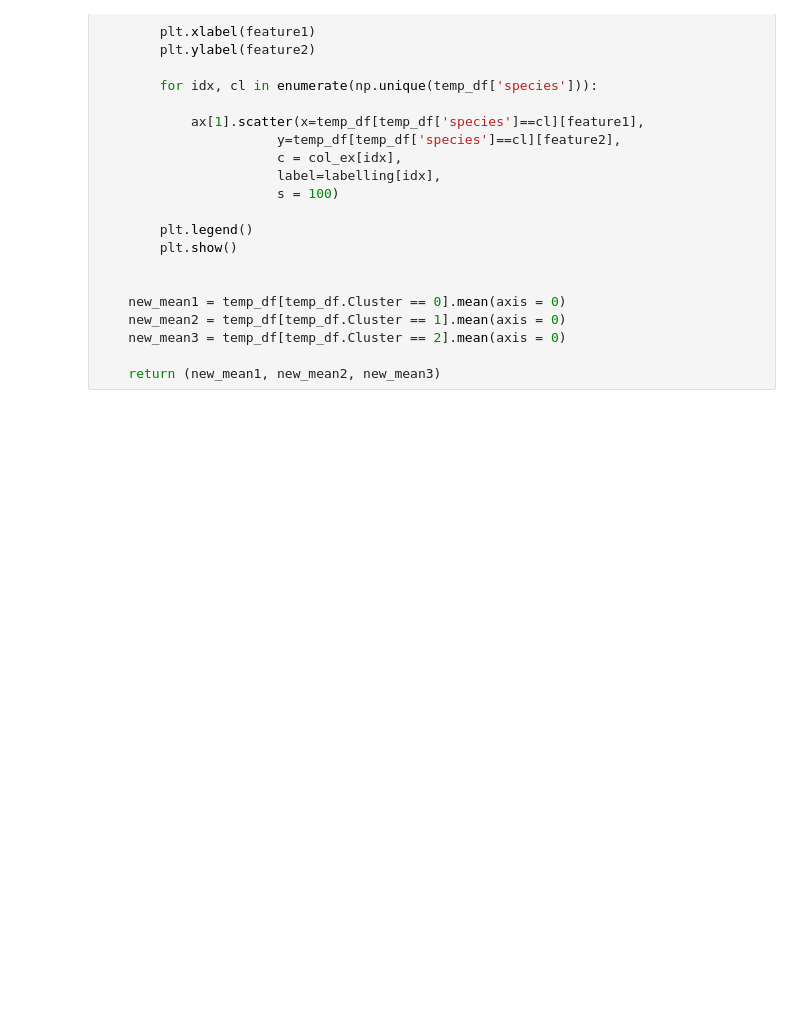
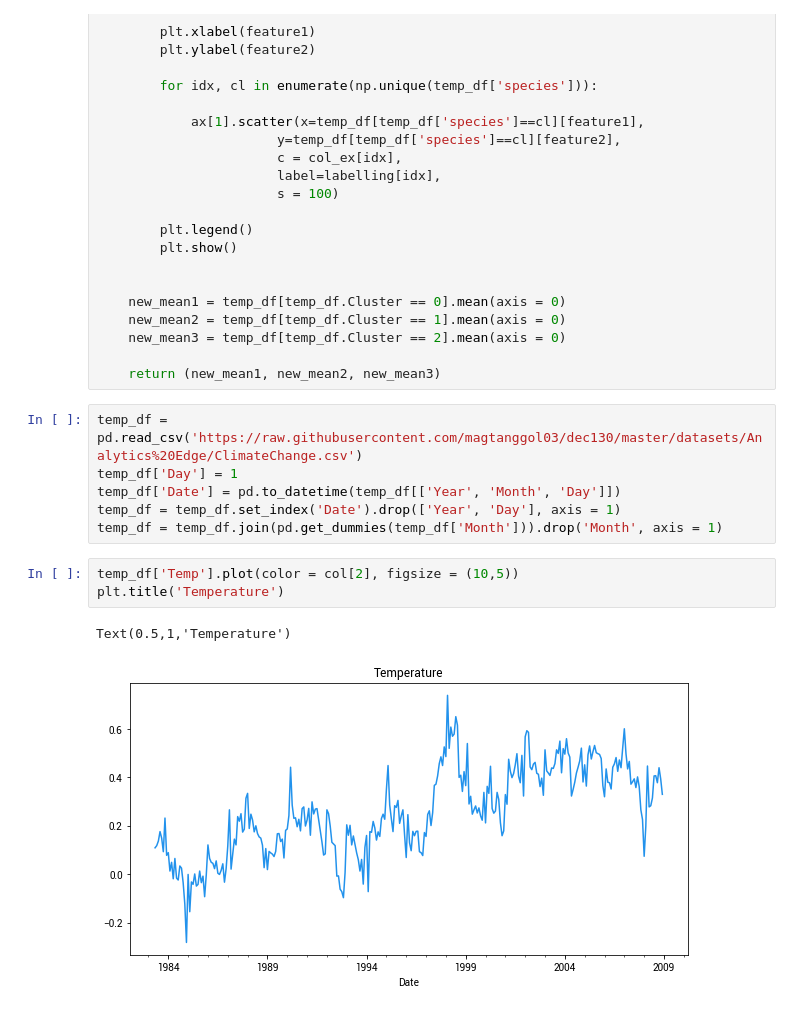
Before and after one commit to magtanggol03/dec130, a Jupyter notebook: notebooks/04 Time Series.ipynb, the cells around one changed output. Cells and saved outputs as stored; diff of their text form; blank space fills up the shorter version.

Commit message:
ph temp case

```diff
--- a/notebooks/04 Time Series.ipynb
+++ b/notebooks/04 Time Series.ipynb
@@ -146,3 +146,15 @@ def plot_assignments(df, mean1, mean2, mean3, wLabel = False):
     new_mean3 = temp_df[temp_df.Cluster == 2].mean(axis = 0)
 
     return (new_mean1, new_mean2, new_mean3)
+# %%
+temp_df = pd.read_csv('https://raw.githubusercontent.com/magtanggol03/dec130/master/datasets/Analytics%20Edge/ClimateChange.csv')
+temp_df['Day'] = 1
+temp_df['Date'] = pd.to_datetime(temp_df[['Year', 'Month', 'Day']])
+temp_df = temp_df.set_index('Date').drop(['Year', 'Day'], axis = 1)
+temp_df = temp_df.join(pd.get_dummies(temp_df['Month'])).drop('Month', axis = 1)
+# %%
+temp_df['Temp'].plot(color = col[2], figsize = (10,5))
+plt.title('Temperature')
+# %% [output]
+Text(0.5,1,'Temperature')
+[figure, added]
```
Also changed, not shown: parts of 3 cells of this notebook, 1 other file.
